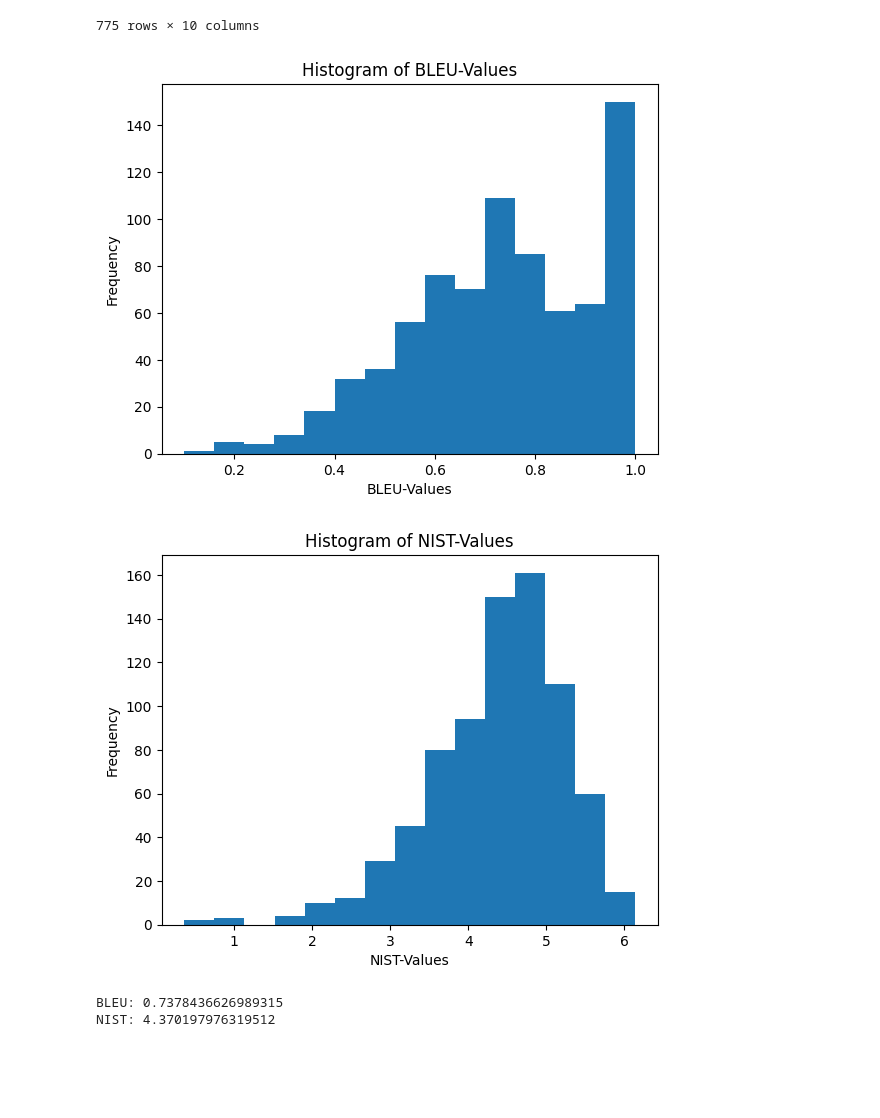
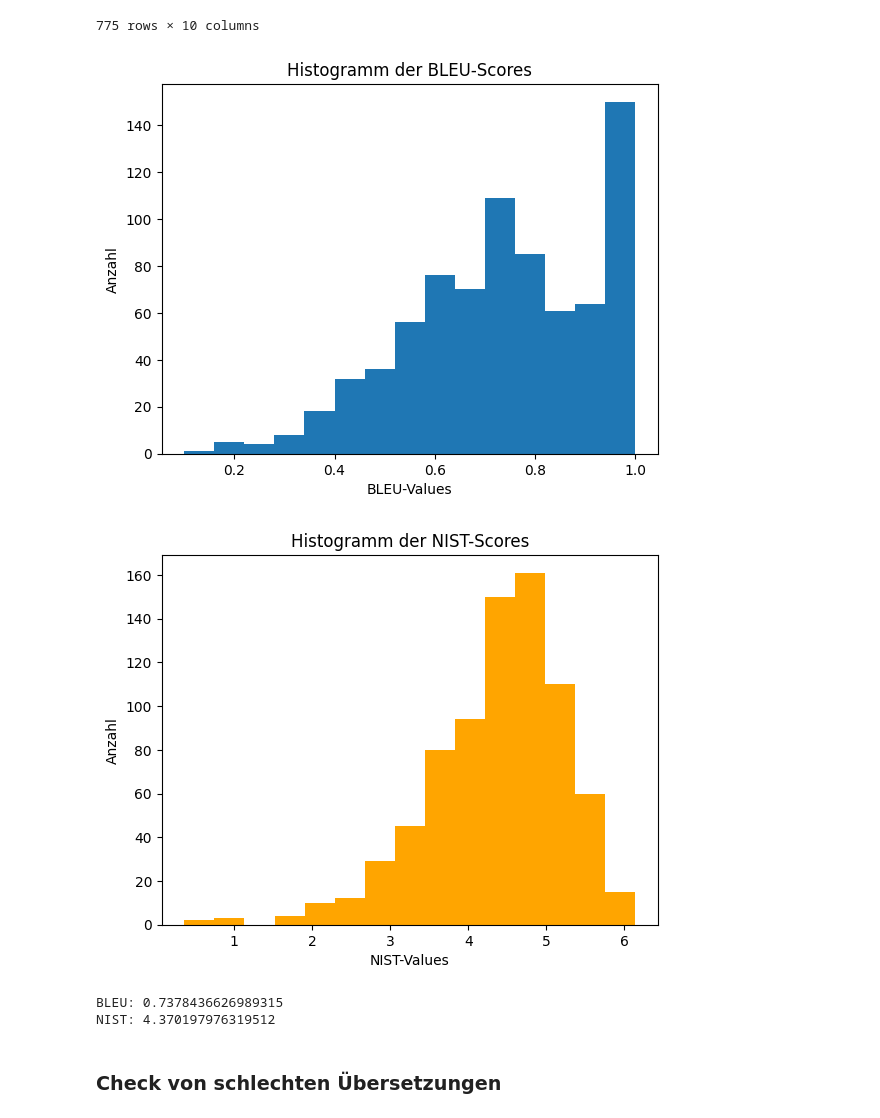
Before and after one commit to flaviopfister/swiss_qa_dataset, a Jupyter notebook: Swiss_QA_Projekt/DataTranslated/DataTranslated.ipynb, the cells around one changed output. Cells and saved outputs as stored; diff of their text form; code cells hidden in the pictures; blank space fills up the shorter version.

Commit message:
more pretty plots :)

```diff
--- a/Swiss_QA_Projekt/DataTranslated/DataTranslated.ipynb
+++ b/Swiss_QA_Projekt/DataTranslated/DataTranslated.ipynb
@@ -177,21 +176,21 @@ merged
 import matplotlib.pyplot as plt
 plt.hist(merged["BLEU"], bins=15)
 plt.xlabel('BLEU-Values')
-plt.ylabel('Frequency')
-plt.title('Histogram of BLEU-Values')
+plt.ylabel('Anzahl')
+plt.title('Histogramm der BLEU-Scores')
 plt.show()
 # %% [output]
-[figure, old version]
+[figure, new version]
 # %%
 # histogram of NIST values
 import matplotlib.pyplot as plt
-plt.hist(merged["NIST"], bins=15)
+plt.hist(merged["NIST"], bins=15, color='orange')
 plt.xlabel('NIST-Values')
-plt.ylabel('Frequency')
-plt.title('Histogram of NIST-Values')
+plt.ylabel('Anzahl')
+plt.title('Histogramm der NIST-Scores')
 plt.show()
 # %% [output]
-[figure, old version]
+[figure, new version]
 # %%
 # average BLEU value
 print(f"BLEU: {merged['BLEU'].mean()}")
@@ -199,4 +198,6 @@ print(f"NIST: {merged['NIST'].mean()}")
 # %% [output]
 BLEU: 0.7378436626989315
 NIST: 4.370197976319512
+# %% [markdown]
+### Check von schlechten Übersetzungen
 # %%
```
Also changed, not shown: parts of 10 cells of this notebook, 4 other files.
